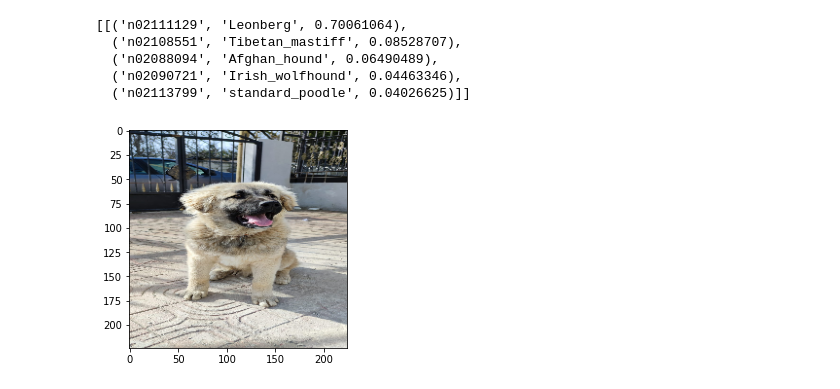
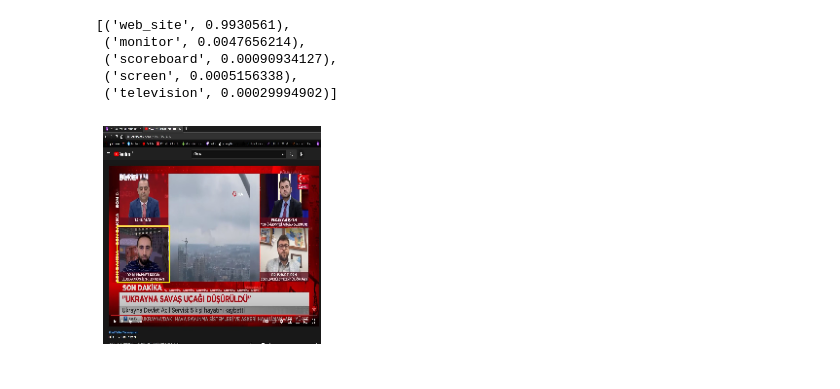
Before and after one commit to emrekds/vgg19-imagenet, a Jupyter notebook: main.ipynb, the cells around one changed output. Drawn from its saved outputs; the diff is of its cells as text; code cells hidden in the pictures.

Commit message:
new1
images and definitions added

```diff
--- a/main.ipynb
+++ b/main.ipynb
@@ -9,3 +12,10 @@ model=VGG19(
     weights="imagenet",
     classifier_activation="softmax",
 )
+# %%
+def from_path(path):
+    img = image.load_img(path, target_size=(224, 224))
+    plt.imshow(img)
+    plt.axis('off')
+    img=image.img_to_array(img)
+    return(predict(img))
@@ -21,15 +37,9 @@ results=imagenet_utils.decode_predictions(features)
-# %%
-results
-# %% [output]
-[[('n02111129', 'Leonberg', 0.70061064),
-  ('n02108551', 'Tibetan_mastiff', 0.08528707),
-  ('n02088094', 'Afghan_hound', 0.06490489),
-  ('n02090721', 'Irish_wolfhound', 0.04463346),
-  ('n02113799', 'standard_poodle', 0.04026625)]]
-# %%
-im = cv2.imread('images/dog3.jpg')
-im_resized = cv2.resize(im, (224, 224), interpolation=cv2.INTER_LINEAR)
-
-plt.imshow(cv2.cvtColor(im_resized, cv2.COLOR_BGR2RGB));
-# %% [output]
-[figure, removed]
+# %%
+from_path('images/ss1.jpg')
+# %% [output]
+[('web_site', 0.9930561),
+ ('monitor', 0.0047656214),
+ ('scoreboard', 0.00090934127),
+ ('screen', 0.0005156338),
+ ('television', 0.00029994902)]
+[figure, added]
```
Also changed, not shown: parts of 3 cells of this notebook, 5 other files.
